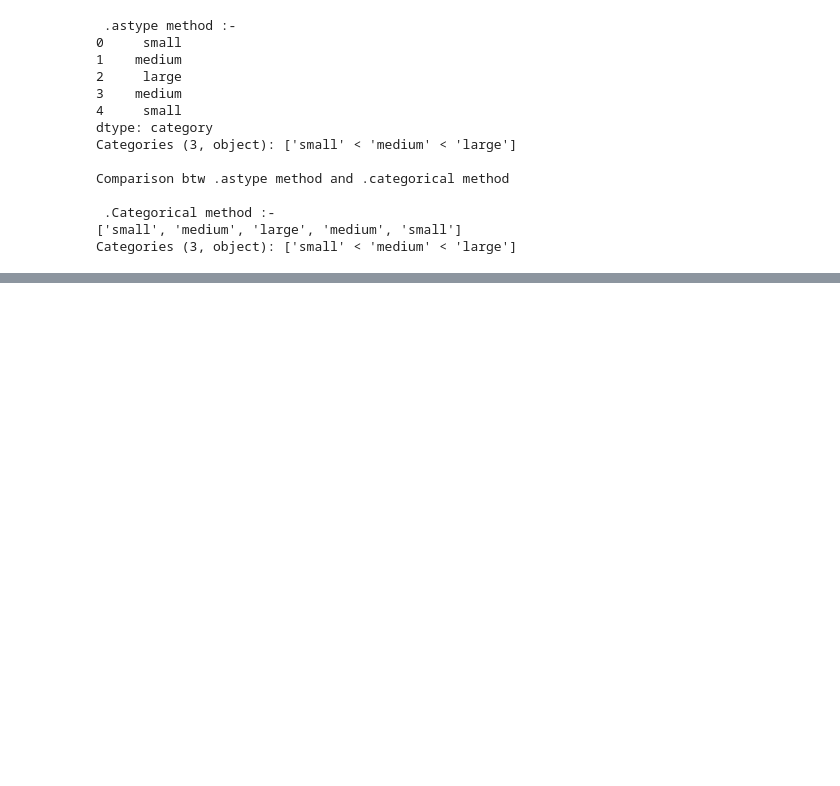
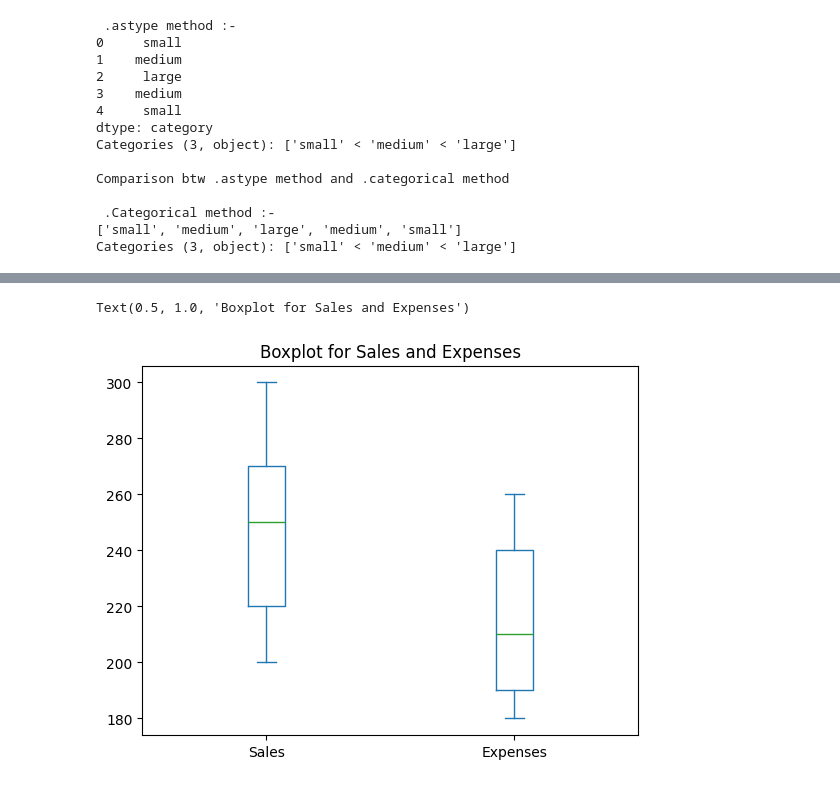
Before and after one commit to dev-2903/Learning-Pandas, a Jupyter notebook: Pandas.ipynb, the cells around one changed output, grey strips where cells are left out. Cells and saved outputs as stored; diff of their text form; code cells hidden in the pictures; blank space fills up the shorter version.

```diff
--- a/Pandas.ipynb
+++ b/Pandas.ipynb
@@ -860,0 +928,6 @@ foo   one     4  10
+# %%
+df9.plot(kind='box')
+plt.title("Boxplot for Sales and Expenses")
+# %% [output]
+Text(0.5, 1.0, 'Boxplot for Sales and Expenses')
+[figure, added]
```
Also changed, not shown: parts of 24 cells of this notebook.
